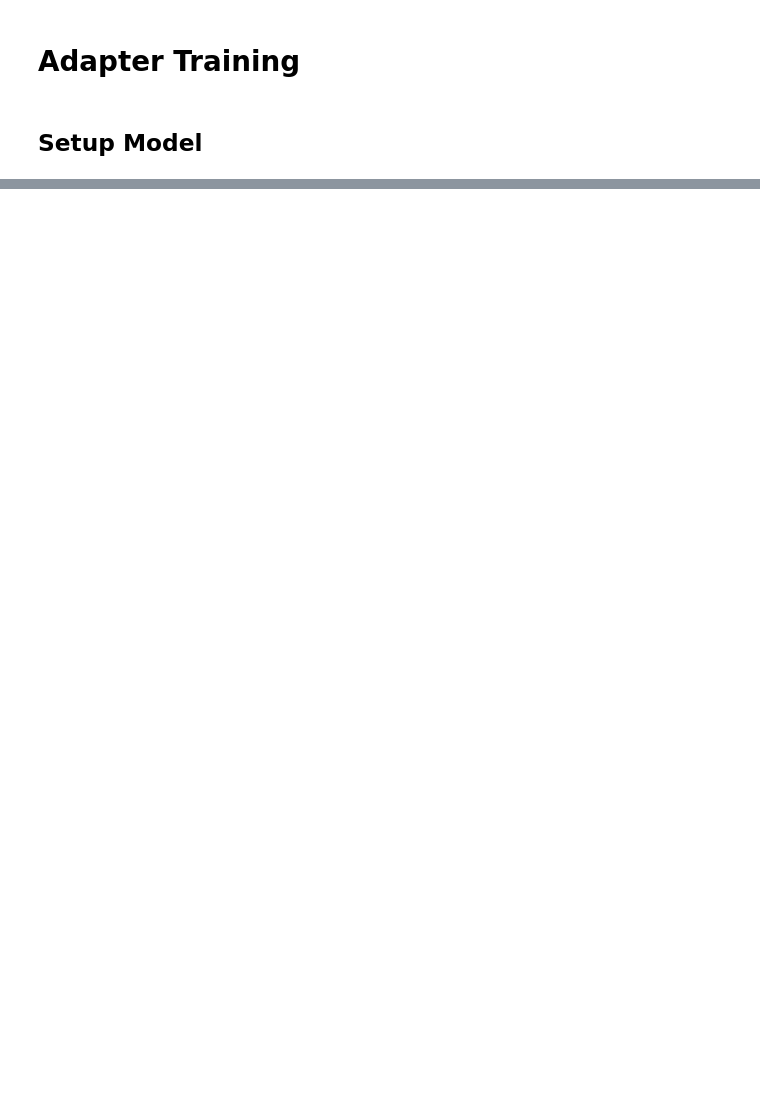
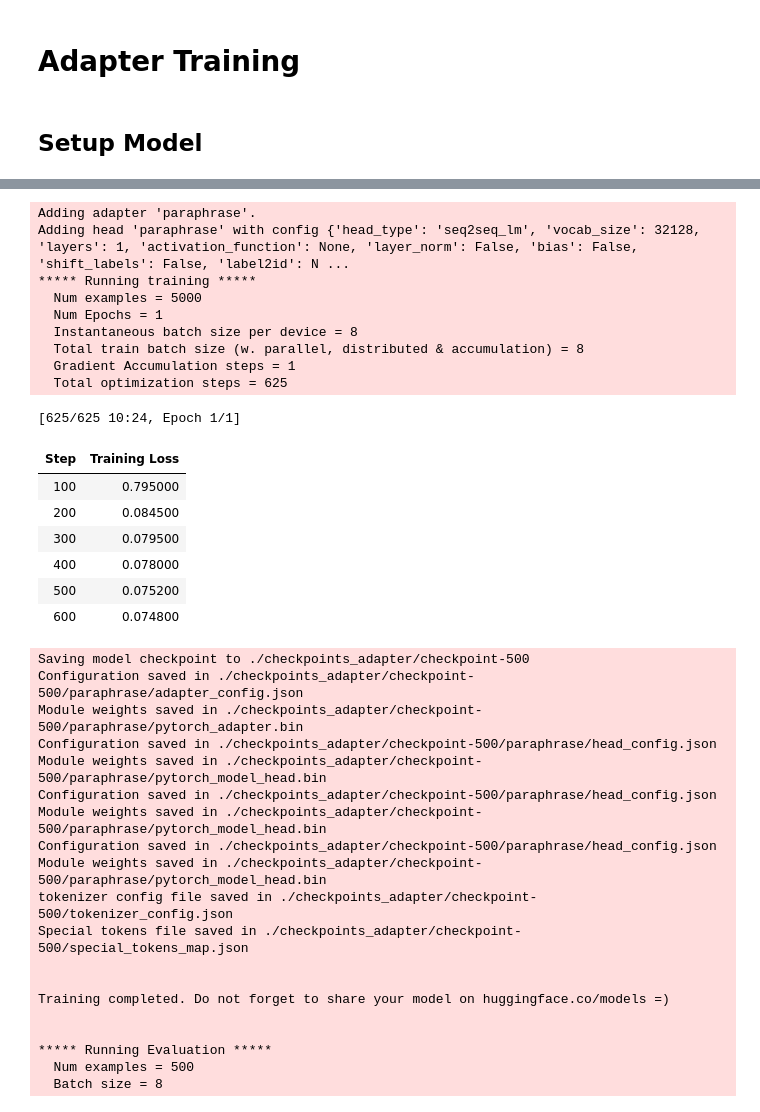
Before and after one commit to tylersmith-1234/dl-group-project, a Jupyter notebook: PT_T5_adapter_custom_configs.ipynb, the cells around one changed output, grey strips where cells are left out. Drawn from its saved outputs; the diff is of its cells as text; code cells hidden in the pictures; blank space fills up the shorter version.

Commit message:
train adapters with pre-defined configs

```diff
--- a/PT_T5_adapter_custom_configs.ipynb
+++ b/PT_T5_adapter_custom_configs.ipynb
@@ -198,0 +149,5 @@ The default value for the training argument `--report_to` will change in v5 (fro
+# %%
+model = AutoAdapterModel.from_pretrained(base_path)
+model_houlsby = AutoAdapterModel.from_pretrained(base_path)
+model_pfeiffer = AutoAdapterModel.from_pretrained(base_path)
+model_parallel = AutoAdapterModel.from_pretrained(base_path)
@@ -198,0 +174,15 @@ The default value for the training argument `--report_to` will change in v5 (fro
+# %%
+tokenized_dataset = {
+    "train": tokenized_train_small.remove_columns(['in', 'expected']),
+    "test": tokenized_test_small.remove_columns(['in', 'expected'])
+}
+
+training_args = TrainingArguments(
+  output_dir="./checkpoints_adapter",
+  do_train=True,
+  remove_unused_columns=False,
+  learning_rate=1e-4,
+  num_train_epochs=1,
+  weight_decay=0.01,
+  logging_steps=100,
+)
@@ -199 +192,8 @@ The default value for the training argument `--report_to` will change in v5 (fro
+# %%
+from transformers.adapters import AdapterConfig, HoulsbyConfig, PfeifferConfig, ParallelConfig
+
+config = AdapterConfig(mh_adapter=True, output_adapter=True, reduction_factor=16, non_linearity="relu")
+houlsby_config = HoulsbyConfig()
+pfeiffer_config = PfeifferConfig()
+parallel_config = ParallelConfig()
 # %% [markdown]
@@ -230,0 +201,53 @@ TrainOutput(global_step=39, training_loss=0.9082233722393329, metrics={'train_ru
+# %%
+### Houlsby config
+model_houlsby.add_adapter(adapter_path, config=houlsby_config)
+model_houlsby.add_seq2seq_lm_head(adapter_path)
+model_houlsby.train_adapter(adapter_path)
+
+trainer_houlsby = AdapterTrainer(
+  model=model_houlsby,
+  args=training_args,
+  tokenizer=tokenizer,
+  train_dataset=tokenized_dataset['train'],
+  eval_dataset=tokenized_dataset['test']
+)
+
+trainer_houlsby.train()
+trainer_houlsby.evaluate()
+# %% [output]
+Adding adapter 'paraphrase'.
+Adding head 'paraphrase' with config {'head_type': 'seq2seq_lm', 'vocab_size': 32128, 'layers': 1, 'activation_function': None, 'layer_norm': False, 'bias': False, 'shift_labels': False, 'label2id': N ...
+***** Running training *****
+  Num examples = 5000
+  Num Epochs = 1
+  Instantaneous batch size per device = 8
+  Total train batch size (w. parallel, distributed & accumulation) = 8
+  Gradient Accumulation steps = 1
+  Total optimization steps = 625
+[625/625 10:24, Epoch 1/1]
+| Step | Training Loss |
+| 100 | 0.795000 |
+| 200 | 0.084500 |
+| 300 | 0.079500 |
+| 400 | 0.078000 |
+| 500 | 0.075200 |
+| 600 | 0.074800 |
+Saving model checkpoint to ./checkpoints_adapter/checkpoint-500
+Configuration saved in ./checkpoints_adapter/checkpoint-500/paraphrase/adapter_config.json
+Module weights saved in ./checkpoints_adapter/checkpoint-500/paraphrase/pytorch_adapter.bin
+Configuration saved in ./checkpoints_adapter/checkpoint-500/paraphrase/head_config.json
+Module weights saved in ./checkpoints_adapter/checkpoint-500/paraphrase/pytorch_model_head.bin
+Configuration saved in ./checkpoints_adapter/checkpoint-500/paraphrase/head_config.json
+Module weights saved in ./checkpoints_adapter/checkpoint-500/paraphrase/pytorch_model_head.bin
+Configuration saved in ./checkpoints_adapter/checkpoint-500/paraphrase/head_config.json
+Module weights saved in ./checkpoints_adapter/checkpoint-500/paraphrase/pytorch_model_head.bin
+tokenizer config file saved in ./checkpoints_adapter/checkpoint-500/tokenizer_config.json
+Special tokens file saved in ./checkpoints_adapter/checkpoint-500/special_tokens_map.json
+
+
+Training completed. Do not forget to share your model on huggingface.co/models =)
+
+
+***** Running Evaluation *****
+  Num examples = 500
+  Batch size = 8
```
Also changed, not shown: parts of 37 cells of this notebook, 12 other files.
